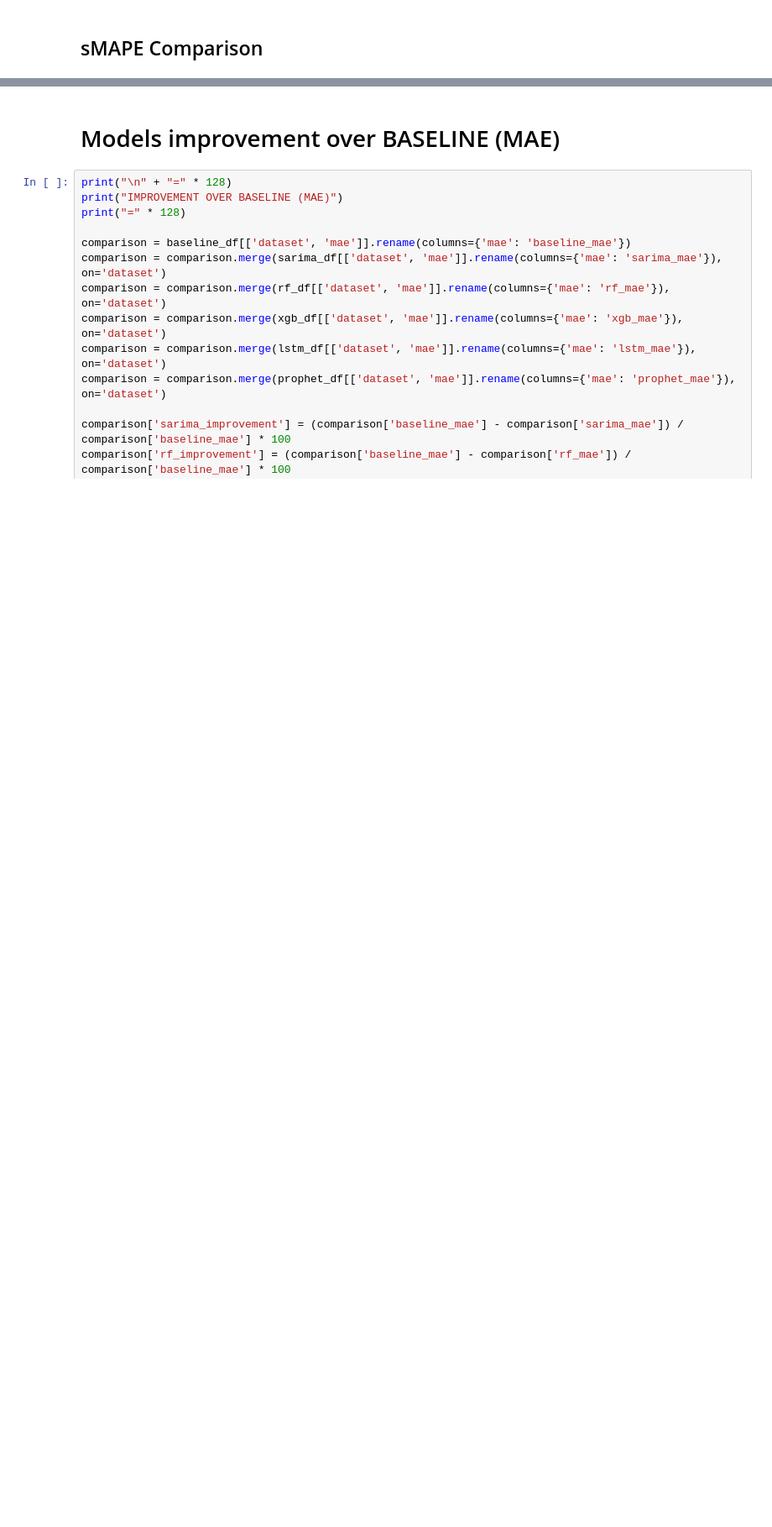
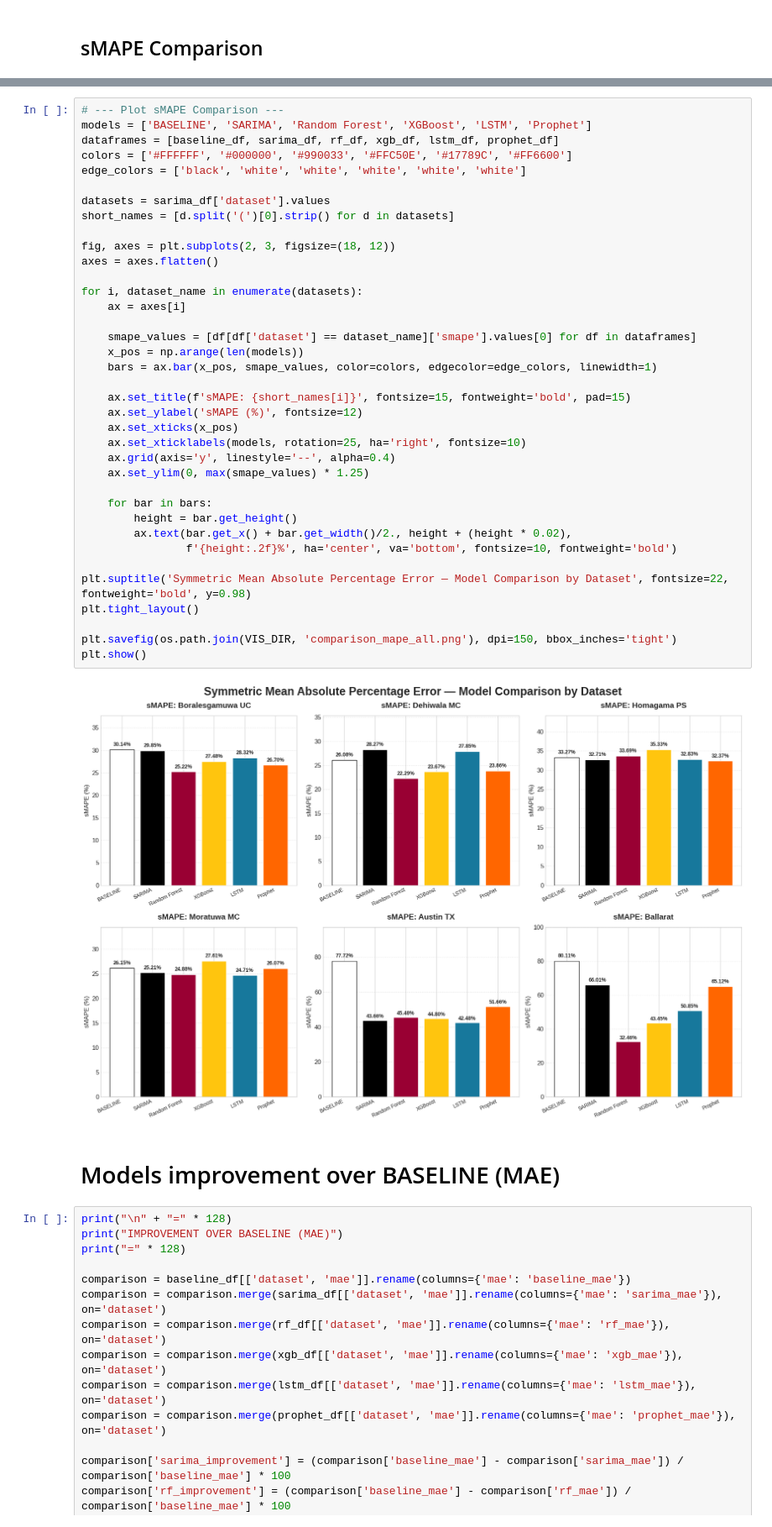
Before and after one commit to Provider02/waste_management, a Jupyter notebook: 04_experiments/result_compairson.ipynb, the cells around one changed output, grey strips where cells are left out. Shown at 84% size. Saved outputs shown, nothing was run; the diff lists cells and outputs as text; blank space fills up the shorter version.

```diff
--- a/04_experiments/result_compairson.ipynb
+++ b/04_experiments/result_compairson.ipynb
@@ -212,3 +215,42 @@ plt.show()
+# %%
+# --- Plot sMAPE Comparison ---
+models = ['BASELINE', 'SARIMA', 'Random Forest', 'XGBoost', 'LSTM', 'Prophet']
+dataframes = [baseline_df, sarima_df, rf_df, xgb_df, lstm_df, prophet_df]
+colors = ['#FFFFFF', '#000000', '#990033', '#FFC50E', '#17789C', '#FF6600']
+edge_colors = ['black', 'white', 'white', 'white', 'white', 'white']
+
+datasets = sarima_df['dataset'].values
+short_names = [d.split('(')[0].strip() for d in datasets]
+
+fig, axes = plt.subplots(2, 3, figsize=(18, 12))
+axes = axes.flatten()
+
+for i, dataset_name in enumerate(datasets):
+    ax = axes[i]
+
+    smape_values = [df[df['dataset'] == dataset_name]['smape'].values[0] for df in dataframes]
+    x_pos = np.arange(len(models))
+    bars = ax.bar(x_pos, smape_values, color=colors, edgecolor=edge_colors, linewidth=1)
+
+    ax.set_title(f'sMAPE: {short_names[i]}', fontsize=15, fontweight='bold', pad=15)
+    ax.set_ylabel('sMAPE (%)', fontsize=12)
+    ax.set_xticks(x_pos)
+    ax.set_xticklabels(models, rotation=25, ha='right', fontsize=10)
+    ax.grid(axis='y', linestyle='--', alpha=0.4)
+    ax.set_ylim(0, max(smape_values) * 1.25)
+
+    for bar in bars:
+        height = bar.get_height()
+        ax.text(bar.get_x() + bar.get_width()/2., height + (height * 0.02),
+                f'{height:.2f}%', ha='center', va='bottom', fontsize=10, fontweight='bold')
+
+plt.suptitle('Symmetric Mean Absolute Percentage Error — Model Comparison by Dataset', fontsize=22, fontweight='bold', y=0.98)
+plt.tight_layout()
+
+plt.savefig(os.path.join(VIS_DIR, 'comparison_mape_all.png'), dpi=150, bbox_inches='tight')
+plt.show()
+# %% [output]
+[figure, added]
 # %% [markdown]
 # Models improvement over BASELINE (MAE)
 # %%
```
Also changed, not shown: parts of 6 cells of this notebook, 3 other files.
